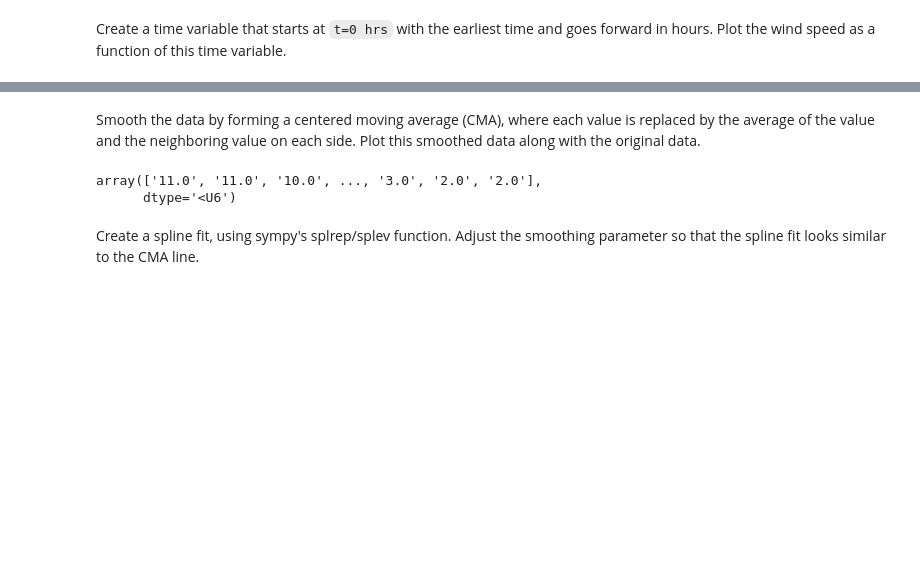
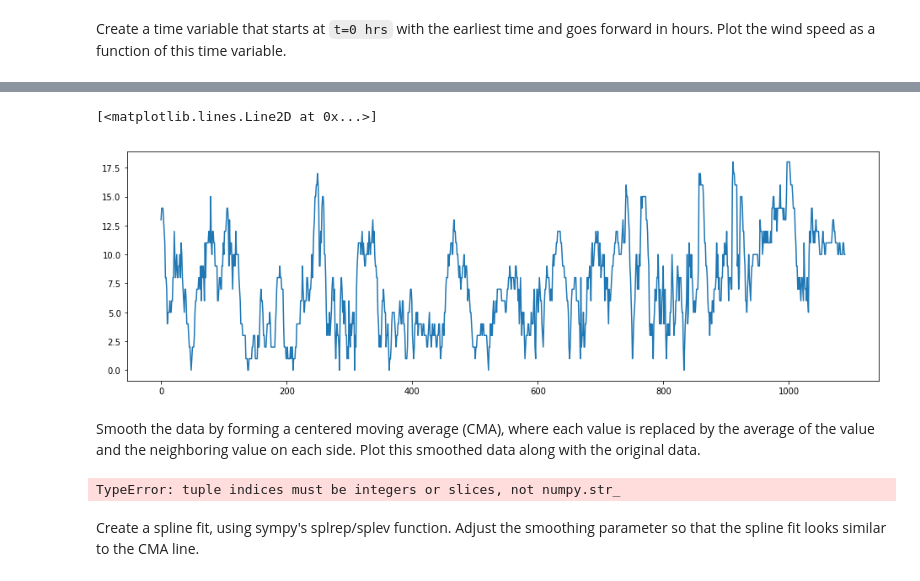
Before and after one commit to hananabousaleh/hananabousaleh, a Jupyter notebook: Labs/Lab.3.ipynb, the cells around one changed output, grey strips where cells are left out. Drawn from its saved outputs; the diff is of its cells as text; code cells hidden in the pictures; blank space fills up the shorter version.

```diff
--- a/Labs/Lab.3.ipynb
+++ b/Labs/Lab.3.ipynb
@@ -45,0 +18,16 @@ array([[['#YY', '#yr', '2018', ..., '2017', '2017', '2017'],
+# %%
+file = open("46206.txt", "r")
+d = []
+for i in file:
+
+    d.append(i)
+file.close()
+# %%
+data2 = [] #list
+#save the lines into the list, but separate the tokens so you can transpose later
+for i in data:
+    data2.append(i.split());
+
+#cast list as numpy array, then transpose it, then cut the first 10 rows only, then save to data2.
+data2 = np.array(data2).T[0:10]
+print(data2) #just a check
@@ -46,13 +42,11 @@ array([[['#YY', '#yr', '2018', ..., '2017', '2017', '2017'],
 # %%
-##figure out better way to do this
-YY = b[0][0][2:]
-MM = b[0][1][2:]
-DD = b[0][2][2:]
-hh = b[0][3][2:]
-mm = b[0][4][2:]
-WDIR = b[0][5][2:]
-WSPD = b[0][6][2:]
-GST = b[0][7][2:]
-WVHT = b[0][8][2:]
-DPD = b[0][9][2:]
-hh
+YY = np.array(data2[0][2:])
+MM = np.array(data2[1][2:])
+DD = np.array(data2[2][2:])
+hh = np.array(data2[3][2:])
+mm = np.array(data2[4][2:])
+WDIR = np.array(data2[5][2:])
+WSPD = np.array(data2[6][2:])
+GST = np.array(data2[7][2:])
+WVHT = np.array(data2[8][2:])
+DPD = np.array(data2[9][2:])
@@ -73,8 +55,9 @@ legend(loc=0)
+# %%
+t = linspace(0, len(WSPD), len(WSPD))
+plt.figure(figsize=(16,5))
+plt.plot(t,WSPD)
+# %% [output]
+[<matplotlib.lines.Line2D at 0x...>]
+[figure, added]
 # %% [markdown]
 Smooth the data by forming a centered moving average (CMA), where each value is replaced by the average of the value and the neighboring value on each side. Plot this smoothed data along with the original data.
-# %%
-W1 = WSPD
-W1
-# %% [output]
-array(['11.0', '11.0', '10.0', ..., '3.0', '2.0', '2.0'],
-      dtype='<U6')
@@ -83,3 +64,9 @@ import numpy as np
+# %%
+W = WSPD
+for i in WSPD:
+    W[i] = np.mean(WSPD[i-1], WSPD[i+1])
+# %% [output]
+TypeError: tuple indices must be integers or slices, not numpy.str_
 # %% [markdown]
 Create a spline fit, using sympy's splrep/splev function. Adjust the smoothing parameter so that the spline fit looks similar to the CMA line.
 # %% [markdown]
```
Also changed, not shown: parts of 8 cells of this notebook, 2 other files.
